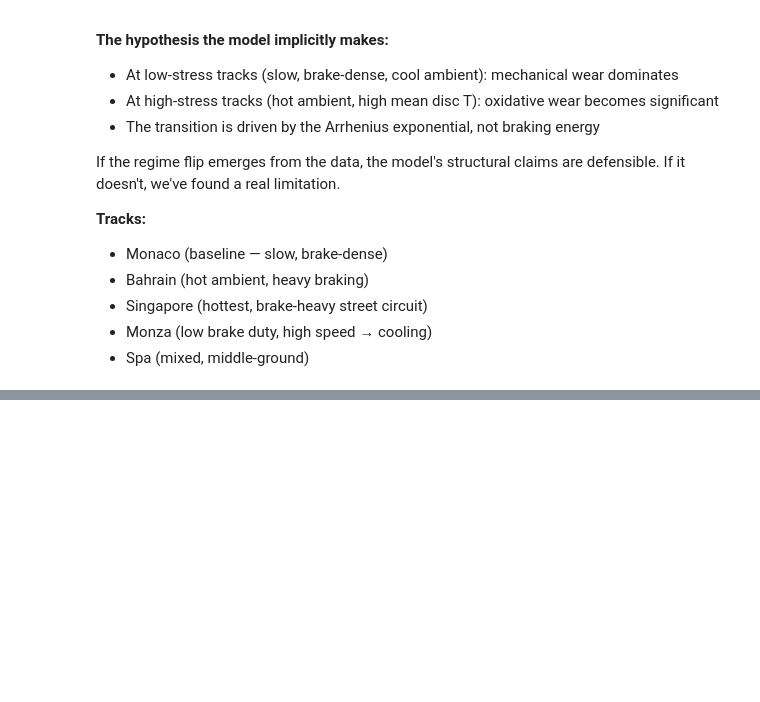
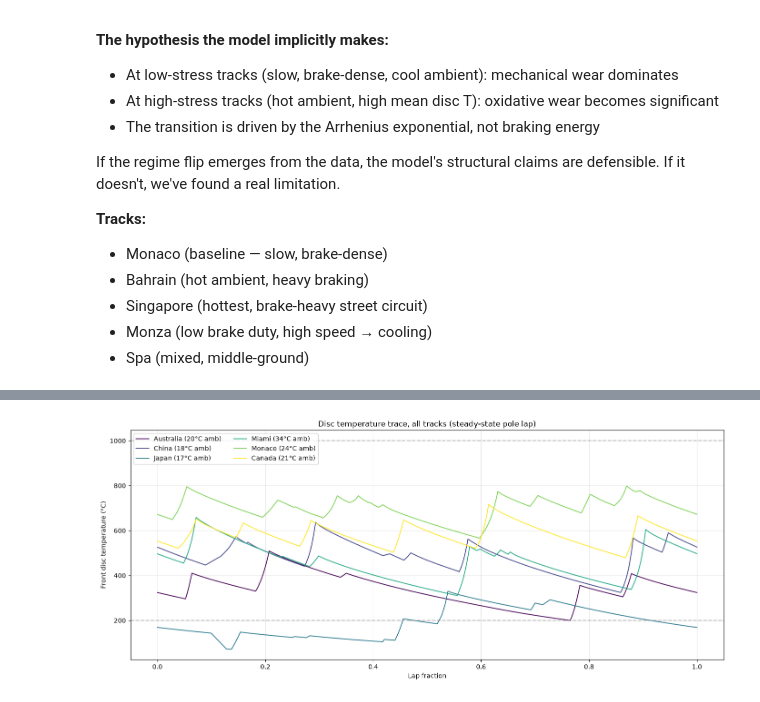
Before and after one commit to kavin2006-spec/f1-brake-twin, a Jupyter notebook: notebooks/05_multi_track_validation.ipynb, the cells around one changed output, grey strips where cells are left out. Saved outputs shown, nothing was run; the diff lists cells and outputs as text; code cells hidden in the pictures; blank space fills up the shorter version.

```diff
--- a/notebooks/05_multi_track_validation.ipynb
+++ b/notebooks/05_multi_track_validation.ipynb
@@ -60,0 +290,23 @@ print(f"\n\nSessions successfully processed: {len(results)} / {len(sessions_to_r
+# %%
+#Temperature traces overlaid
+
+fig, ax = plt.subplots(figsize=(14, 6))
+
+colors = plt.cm.viridis(np.linspace(0, 1, len(results)))
+for r, color in zip(results, colors):
+    # Normalize distance to fraction of lap for fair comparison
+    d_norm = r['dist_lap_m'] / r['dist_lap_m'][-1]
+    ax.plot(d_norm, r['T_disc_C'], color=color, linewidth=1.3,
+             label=f"{r['gp']} ({r['T_air_C']:.0f}°C amb)")
+
+ax.set_xlabel('Lap fraction')
+ax.set_ylabel('Front disc temperature (°C)')
+ax.set_title('Disc temperature trace, all tracks (steady-state pole lap)')
+ax.axhline(200, color='gray', linestyle='--', alpha=0.5)
+ax.axhline(1000, color='gray', linestyle='--', alpha=0.5)
+ax.grid(True, alpha=0.3)
+ax.legend(loc='upper left', ncol=2)
+plt.tight_layout()
+plt.show()
+# %% [output]
+[figure, added]
```
Also changed, not shown: parts of 4 cells of this notebook, 9 other files.
